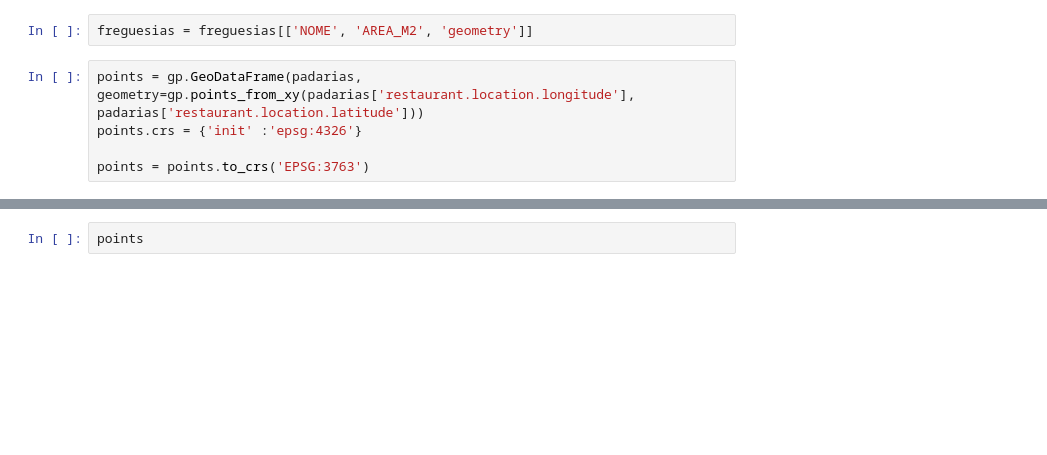
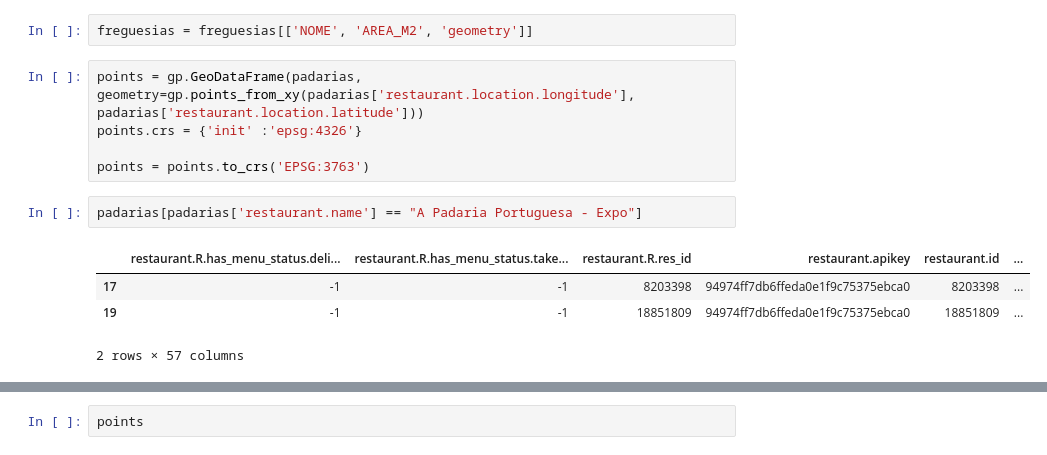
Before and after one commit to ricardozacarias/padarias, a Jupyter notebook: padarias.ipynb, the cells around one changed output, grey strips where cells are left out. Saved outputs shown, nothing was run; the diff lists cells and outputs as text; blank space fills up the shorter version.

```diff
--- a/padarias.ipynb
+++ b/padarias.ipynb
@@ -21,6 +19,13 @@ points = gp.GeoDataFrame(padarias, geometry=gp.points_from_xy(padarias['restaura
 points.crs = {'init' :'epsg:4326'}
 
 points = points.to_crs('EPSG:3763')
+# %%
+padarias[padarias['restaurant.name'] == "A Padaria Portuguesa - Expo"]
+# %% [output]
+|  | restaurant.R.has_menu_status.deli... | restaurant.R.has_menu_status.take... | restaurant.R.res_id | restaurant.apikey | restaurant.id | ... |
+| 17 | -1 | -1 | 8203398 | 94974ff7db6ffeda0e1f9c75375ebca0 | 8203398 | ... |
+| 19 | -1 | -1 | 18851809 | 94974ff7db6ffeda0e1f9c75375ebca0 | 18851809 | ... |
+2 rows × 57 columns
 # %%
 # get exterior of multipolygons
 exterior = freguesias.unary_union
```
Also changed, not shown: parts of 4 cells of this notebook, 2 other files.
